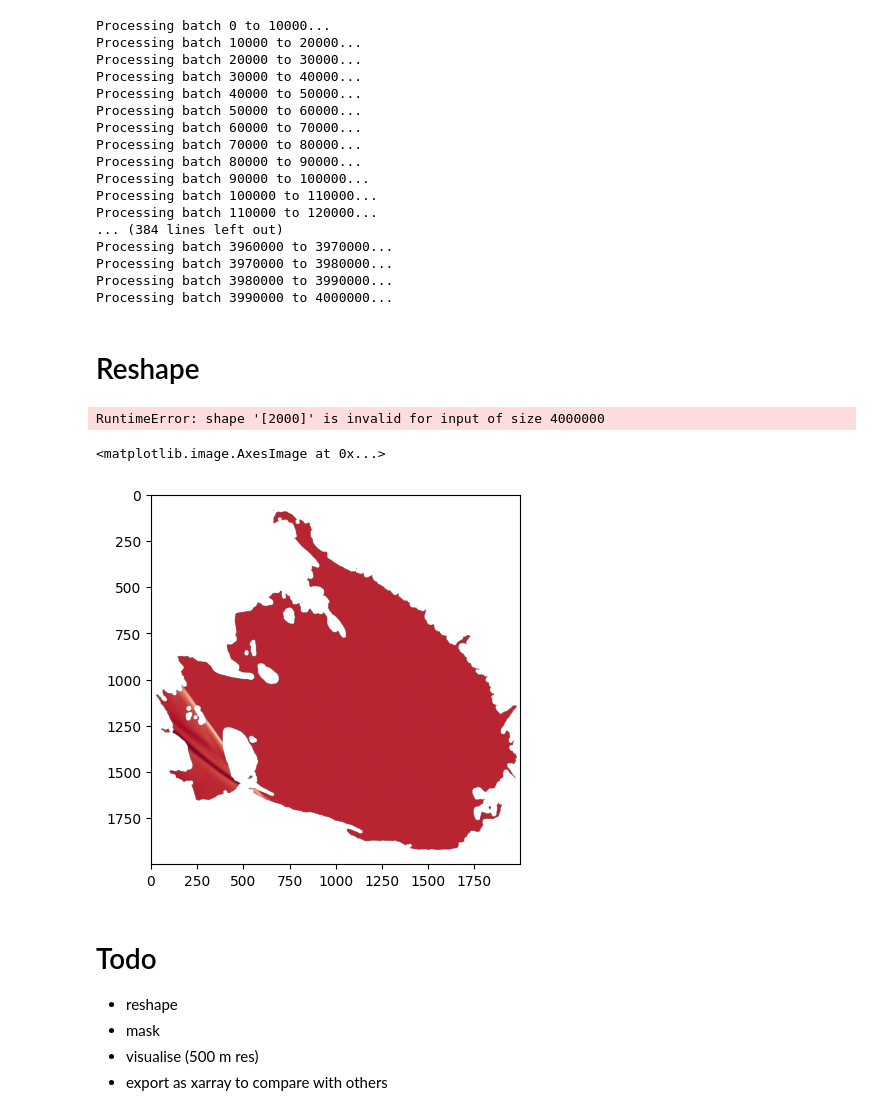
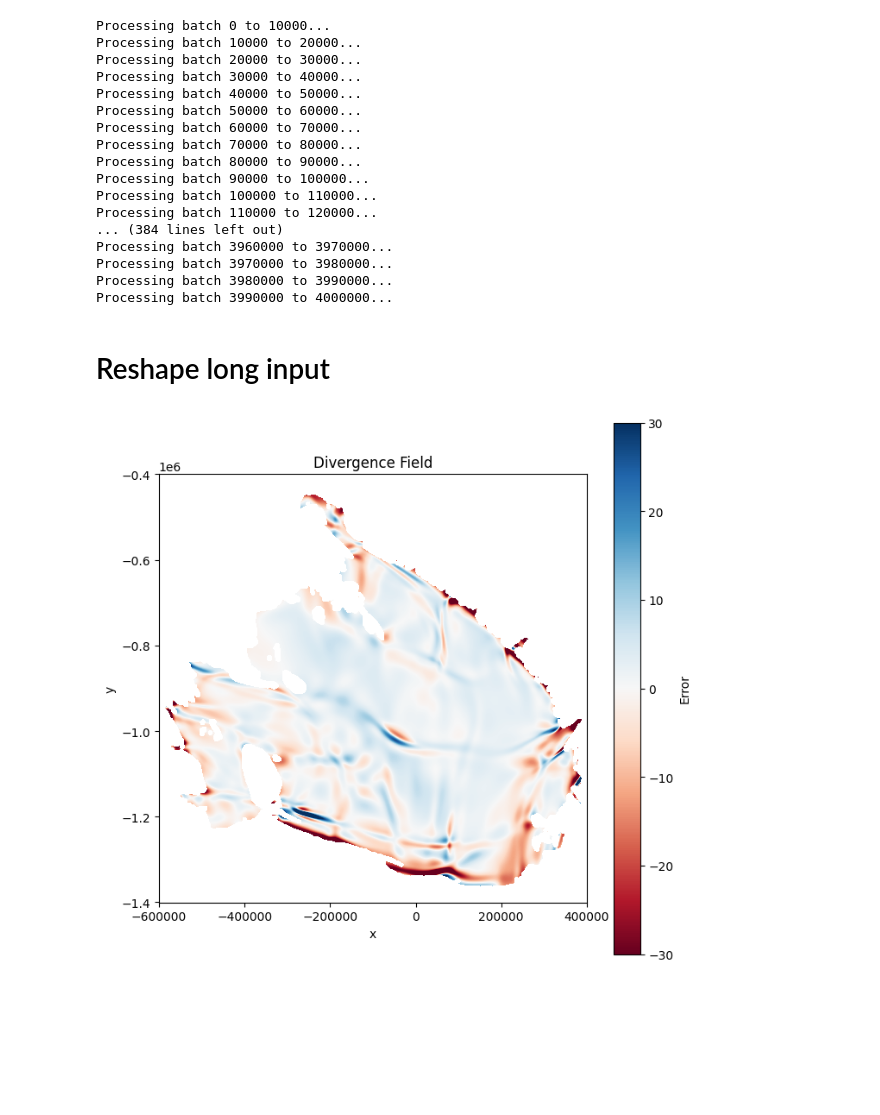
Before and after one commit to kimbente/FluxNet, a Jupyter notebook: train_full_model.ipynb, the cells around one changed output. Cells and saved outputs as stored; diff of their text form; code cells hidden in the pictures; blank space fills up the shorter version.

```diff
--- a/train_full_model.ipynb
+++ b/train_full_model.ipynb
@@ -6,14 +6,15 @@ import torch
 import torch.nn as nn
 from torch.utils.data import TensorDataset, Dataset, DataLoader, random_split
 import matplotlib.pyplot as plt
+import os
 
 from models import FluxNet
 from models import compute_divergence_field
 
 device = "cuda" if torch.cuda.is_available() else "cpu"
 
-RETRAIN = False
-# RETRAIN = True
+# RETRAIN = False
+RETRAIN = True
 # %% [markdown]
 # Load data
 # %%
@@ -50,9 +40,8 @@ if RETRAIN:
     optim = torch.optim.AdamW(model.parameters(), lr = 1e-3, weight_decay = 1e-7)
     loss_function = nn.MSELoss()
 
-    epochs = 10
-    # print every N batches
-    # print_every = 500
+    epochs = 12
+    # epochs = 10
 
     losses = []
 
@@ -320,24 +324,29 @@ Processing batch 3970000 to 3980000...
 Processing batch 3980000 to 3990000...
 Processing batch 3990000 to 4000000...
 # %% [markdown]
-# Reshape
+# Reshape long input
 # %%
-div_container.unsqueeze(1).reshape(target_grid_mask.x.shape, target_grid_mask.x.shape)
+div_container_square = div_container.unsqueeze(1).reshape(target_grid_mask.x.shape[0], target_grid_mask.x.shape[0])
+# mask out the values outside of the boundry
+# NOTE: Need to transpose mask to match dimensions
+mask = torch.as_tensor(target_grid_mask["mask"].values.T, device = div_container_square.device)
+div_square = div_container_square.masked_fill(mask != 1, float("nan"))
-# %% [output]
-RuntimeError: shape '[2000]' is invalid for input of size 4000000
-# %%
-div_square = div_container.unsqueeze(1).reshape(2000, 2000)
-mask = torch.as_tensor(target_grid_mask["mask"].values, device = div_square.device)
-div_square = div_square.masked_fill(mask != 1, float("nan"))
-# %%
-plt.imshow(div_square, cmap = "RdBu")
-# %% [output]
-<matplotlib.image.AxesImage at 0x...>
-[figure, removed]
-# %% [markdown]
-# Todo
-
-- reshape
-- mask
-- visualise (500 m res)
-- export as xarray to compare with others
+# %%
+plt.figure(figsize = (8, 8))
+plt.pcolormesh(
+    # NOTE: 2D inputs
+    # NOTE: Take original coords
+    torch.tensor(X.values).cpu().detach().numpy(),
+    torch.tensor(Y.values).cpu().detach().numpy(),
+    div_square.cpu().detach().numpy(),
+    cmap = "RdBu",
+    vmax = 30,
+    vmin = -30) # vmax = 10, vmin = -10
+plt.colorbar(label = "Error")
+plt.xlabel("x")
+plt.ylabel("y")
+plt.title("Divergence Field")
+plt.gca().set_aspect("equal")
+plt.show()
+# %% [output]
+[figure, added]
```
Also changed, not shown: parts of 14 cells of this notebook, 10 other files.
